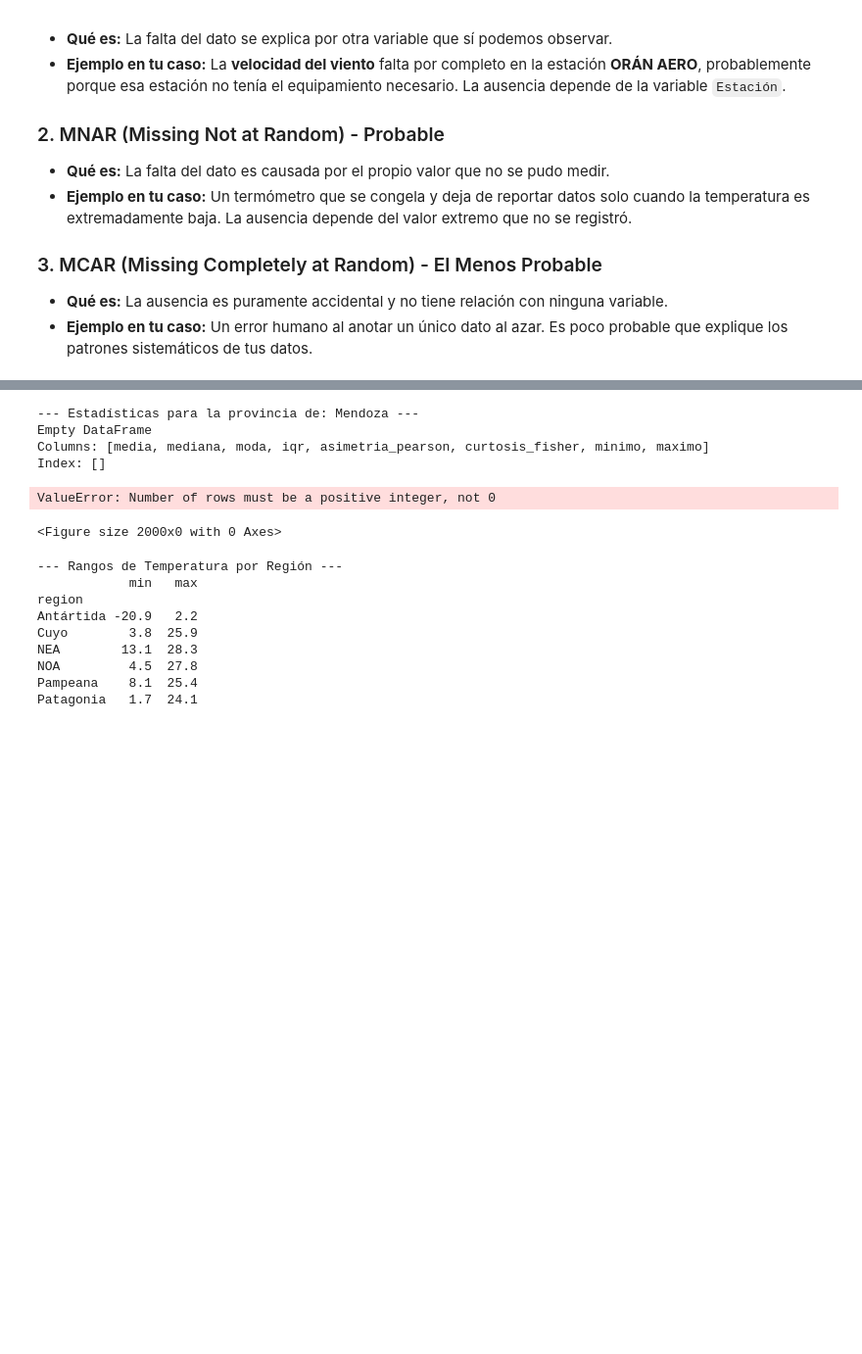
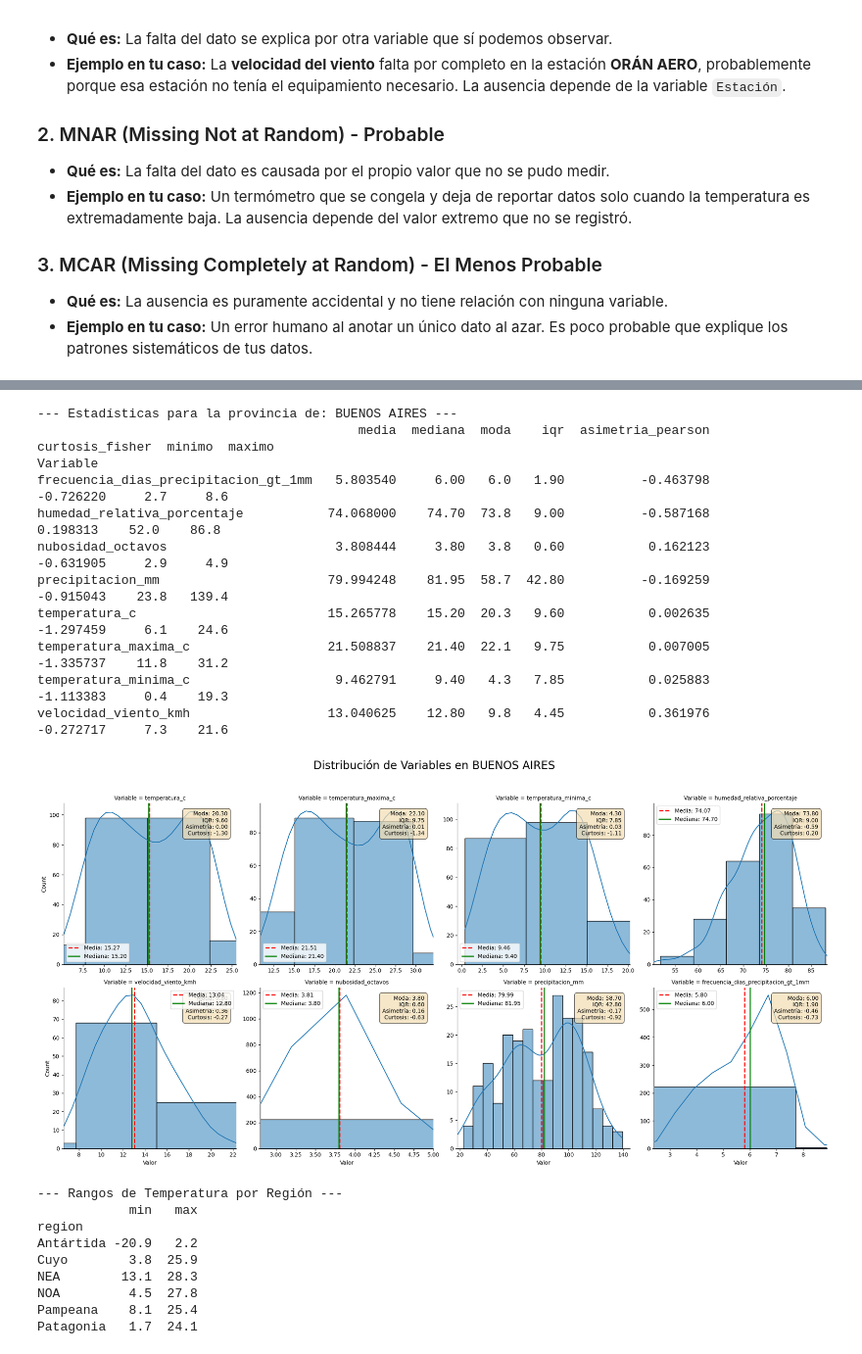
Before and after one commit to RodrigoGoni/EDA_meteorologica, a Jupyter notebook: eda.ipynb, the cells around one changed output, grey strips where cells are left out. Shown at 98% size. Saved outputs shown, nothing was run; the diff lists cells and outputs as text; code cells hidden in the pictures; blank space fills up the shorter version.

```diff
--- a/eda.ipynb
+++ b/eda.ipynb
@@ -396,11 +439,7 @@ plt.show()
 # %%
-# --- 1. SELECCIONAR LA PROVINCIA Y FILTRAR DATOS ---
-provincia_seleccionada = 'MENDOZA'  # Cambia esto por la provincia que quieras analizar
+provincia_seleccionada = 'BUENOS AIRES'  # Cambia esto por la provincia que quieras analizar
 df_provincia = df_enriquecido[df_enriquecido['provincia'] == provincia_seleccionada]
 
-
-# --- 2. CALCULAR ESTADÍSTICAS PARA LA PROVINCIA SELECCIONADA ---
-# Agrupamos por variable y calculamos todas las estadísticas
 estadisticas_provincia = df_provincia.groupby('Variable').agg(
     media=('Valor', 'mean'),
     mediana=('Valor', 'median'),
@@ -416,9 +455,8 @@ print(f"--- Estadísticas para la provincia de: {provincia_seleccionada} ---")
 print(estadisticas_provincia)
 
 
-# --- 3. DIBUJAR EL GRÁFICO PARA LA PROVINCIA SELECCIONADA ---
 g = sns.displot(
-    data=df_provincia, # Usamos el DataFrame filtrado
+    data=df_provincia,
     x='Valor',
     col='Variable',
     col_wrap=4,
@@ -427,7 +465,6 @@ g = sns.displot(
     facet_kws={'sharey': False, 'sharex': False}
 )
 
-# Iteramos sobre cada eje para personalizarlo
 for ax in g.axes.flat:
     titulo = ax.get_title()
     nombre_variable = titulo.split(' = ')[1]
@@ -435,52 +472,54 @@ for ax in g.axes.flat:
     stats_variable = estadisticas_provincia.loc[nombre_variable]
 
     if not stats_variable.empty:
-        # a) Ajustar límites del eje X
         min_val = stats_variable['minimo']
         max_val = stats_variable['maximo']
         padding = (max_val - min_val) * 0.05
-        # Evitar error si min y max son iguales
         if padding == 0: padding = 1
         ax.set_xlim(min_val - padding, max_val + padding)
 
-        # b) Agregar anotaciones
         media = stats_variable['media']
         mediana = stats_variable['mediana']
         moda = stats_variable['moda']
         r_iqr = stats_variable['iqr']
         asim = stats_variable['asimetria_pearson']
         curt = stats_variable['curtosis_fisher']
 
         ax.axvline(media, color='red', linestyle='--', linewidth=2, label=f'Media: {media:.2f}')
         ax.axvline(mediana, color='green', linestyle='-', linewidth=2, label=f'Mediana: {mediana:.2f}')
 
         texto_stats = (
             f"Moda: {moda:.2f}\n"
             f"IQR: {r_iqr:.2f}\n"
             f"Asimetría: {asim:.2f}\n"
             f"Curtosis: {curt:.2f}"
         )
 
         ax.text(0.95, 0.95, texto_stats,
                 transform=ax.transAxes,
                 fontsize=10,
                 verticalalignment='top',
                 horizontalalignment='right',
                 bbox=dict(boxstyle='round,pad=0.5', fc='wheat', alpha=0.7))
 
         ax.legend()
 
-# Título y finalización
 g.fig.suptitle(f'Distribución de Variables en {provincia_seleccionada}', y=1.03, fontsize=20)
 g.tight_layout()
 plt.show()
 # %% [output]
---- Estadísticas para la provincia de: Mendoza ---
-Empty DataFrame
-Columns: [media, mediana, moda, iqr, asimetria_pearson, curtosis_fisher, minimo, maximo]
-Index: []
+--- Estadísticas para la provincia de: BUENOS AIRES ---
+                                          media  mediana  moda    iqr  asimetria_pearson  curtosis_fisher  minimo  maximo
+Variable
+frecuencia_dias_precipitacion_gt_1mm   5.803540     6.00   6.0   1.90          -0.463798        -0.726220     2.7     8.6
+humedad_relativa_porcentaje           74.068000    74.70  73.8   9.00          -0.587168         0.198313    52.0    86.8
+nubosidad_octavos                      3.808444     3.80   3.8   0.60           0.162123        -0.631905     2.9     4.9
+precipitacion_mm                      79.994248    81.95  58.7  42.80          -0.169259        -0.915043    23.8   139.4
+temperatura_c                         15.265778    15.20  20.3   9.60           0.002635        -1.297459     6.1    24.6
+temperatura_maxima_c                  21.508837    21.40  22.1   9.75           0.007005        -1.335737    11.8    31.2
+temperatura_minima_c                   9.462791     9.40   4.3   7.85           0.025883        -1.113383     0.4    19.3
+velocidad_viento_kmh                  13.040625    12.80   9.8   4.45           0.361976        -0.272717     7.3    21.6
-ValueError: Number of rows must be a positive integer, not 0
-<Figure size 2000x0 with 0 Axes>
+[figure, added]
 # %%
 # Se asume que tu DataFrame 'df_enriquecido' con la columna 'region' ya existe.
 
```
Also changed, not shown: parts of 25 cells of this notebook, 1 other file.
